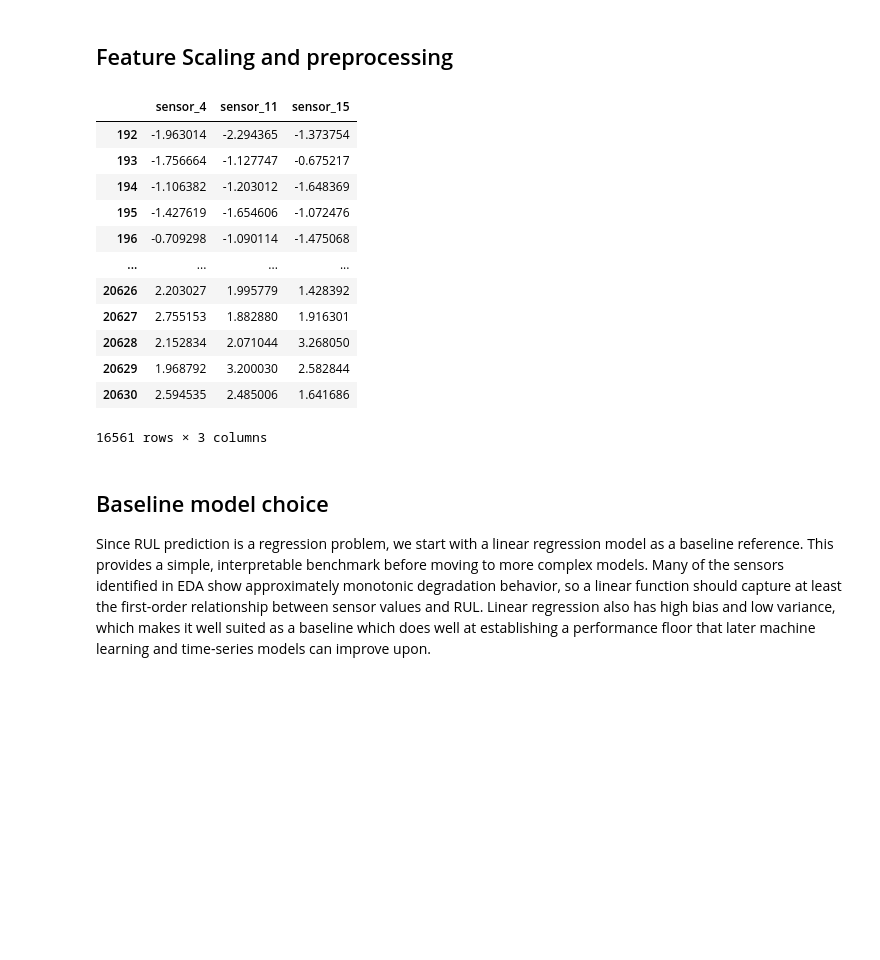
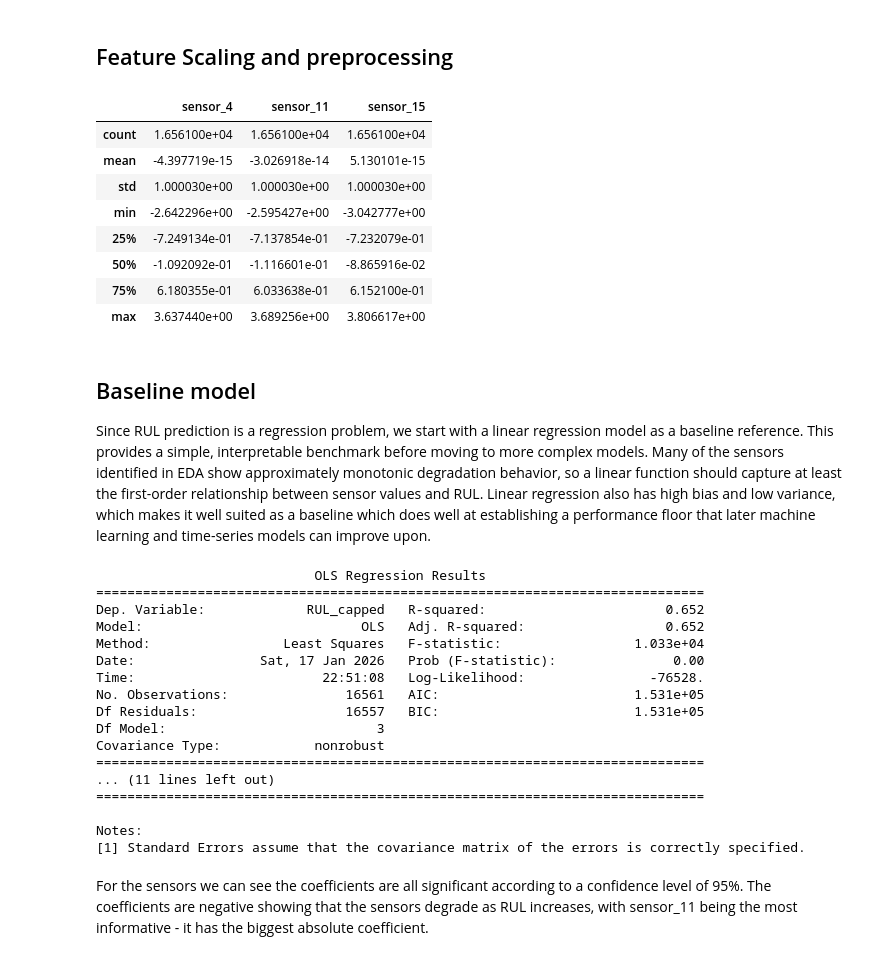
Before and after one commit to Christopher-Orellana/nasa-cmaps-rul-predictor, a Jupyter notebook: notebooks/02_modeling-baseline.ipynb, the cells around one changed output. Drawn from its saved outputs; the diff is of its cells as text; code cells hidden in the pictures; blank space fills up the shorter version.

Commit message:
Completed baseline modeling

```diff
--- a/notebooks/02_modeling-baseline.ipynb
+++ b/notebooks/02_modeling-baseline.ipynb
@@ -180,21 +181,17 @@ X_val_scaled = pd.DataFrame(
 )
 # %%
 # Check features are standardized
-X_train_scaled
+X_train_scaled.describe()
 # %% [output]
 |  | sensor_4 | sensor_11 | sensor_15 |
-| 192 | -1.963014 | -2.294365 | -1.373754 |
-| 193 | -1.756664 | -1.127747 | -0.675217 |
-| 194 | -1.106382 | -1.203012 | -1.648369 |
-| 195 | -1.427619 | -1.654606 | -1.072476 |
-| 196 | -0.709298 | -1.090114 | -1.475068 |
-| ... | ... | ... | ... |
-| 20626 | 2.203027 | 1.995779 | 1.428392 |
-| 20627 | 2.755153 | 1.882880 | 1.916301 |
-| 20628 | 2.152834 | 2.071044 | 3.268050 |
-| 20629 | 1.968792 | 3.200030 | 2.582844 |
-| 20630 | 2.594535 | 2.485006 | 1.641686 |
+| count | 1.656100e+04 | 1.656100e+04 | 1.656100e+04 |
+| mean | -4.397719e-15 | -3.026918e-14 | 5.130101e-15 |
+| std | 1.000030e+00 | 1.000030e+00 | 1.000030e+00 |
+| min | -2.642296e+00 | -2.595427e+00 | -3.042777e+00 |
+| 25% | -7.249134e-01 | -7.137854e-01 | -7.232079e-01 |
+| 50% | -1.092092e-01 | -1.116601e-01 | -8.865916e-02 |
+| 75% | 6.180355e-01 | 6.033638e-01 | 6.152100e-01 |
+| max | 3.637440e+00 | 3.689256e+00 | 3.806617e+00 |
-16561 rows × 3 columns
 # %% [markdown]
-## Baseline model choice
+## Baseline model
 Since RUL prediction is a regression problem, we start with a linear regression model as a baseline reference. This provides a simple, interpretable benchmark before moving to more complex models. Many of the sensors identified in EDA show approximately monotonic degradation behavior, so a linear function should capture at least the first-order relationship between sensor values and RUL. Linear regression also has high bias and low variance, which makes it well suited as a baseline which does well at establishing a performance floor that later machine learning and time-series models can improve upon.
@@ -200,0 +206,22 @@ Since RUL prediction is a regression problem, we start with a linear regression
+# %%
+print(ols_results.summary())
+# %% [output]
+                            OLS Regression Results
+==============================================================================
+Dep. Variable:             RUL_capped   R-squared:                       0.652
+Model:                            OLS   Adj. R-squared:                  0.652
+Method:                 Least Squares   F-statistic:                 1.033e+04
+Date:                Sat, 17 Jan 2026   Prob (F-statistic):               0.00
+Time:                        22:51:08   Log-Likelihood:                -76528.
+No. Observations:               16561   AIC:                         1.531e+05
+Df Residuals:                   16557   BIC:                         1.531e+05
+Df Model:                           3
+Covariance Type:            nonrobust
+==============================================================================
+... (11 lines left out)
+==============================================================================
+
+Notes:
+[1] Standard Errors assume that the covariance matrix of the errors is correctly specified.
+# %% [markdown]
+For the sensors we can see the coefficients are all significant according to a confidence level of 95%. The coefficients are negative showing that the sensors degrade as RUL increases, with sensor_11 being the most informative - it has the biggest absolute coefficient.
```
Also changed, not shown: parts of 17 cells of this notebook.
